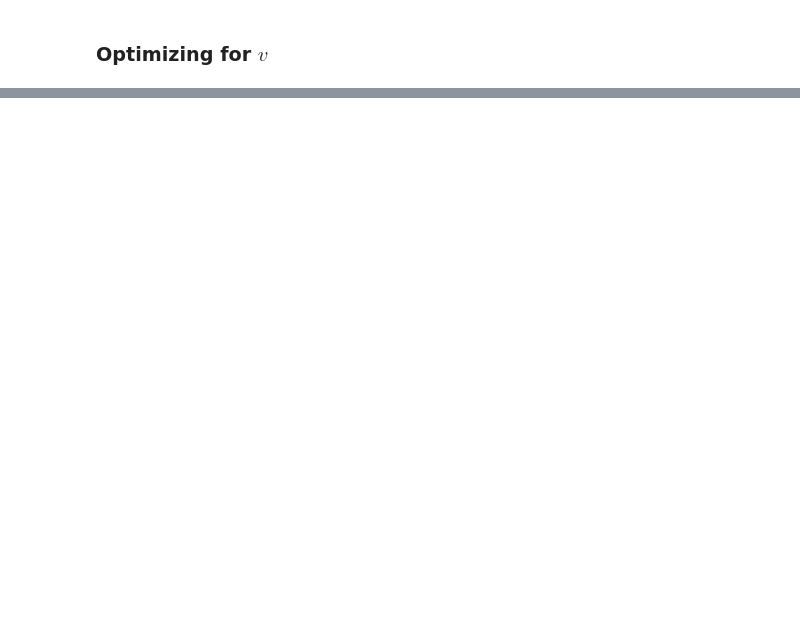
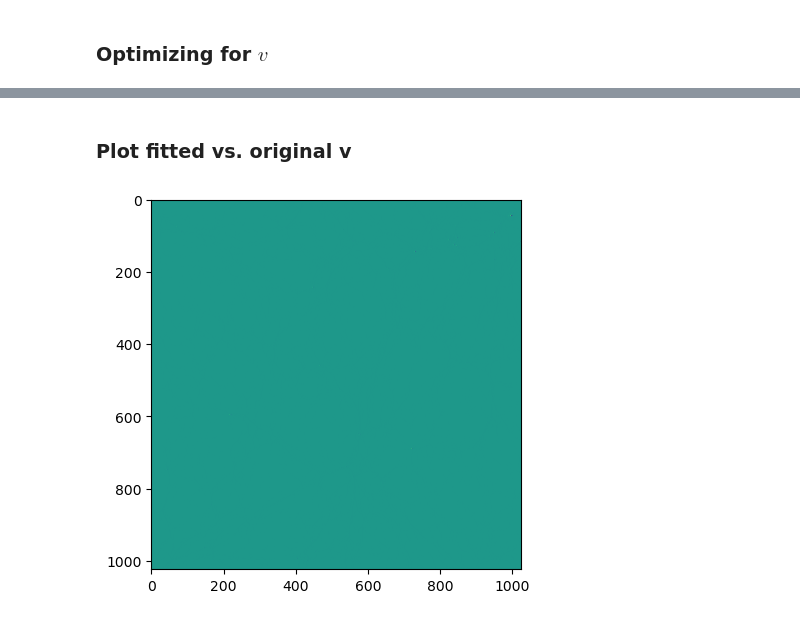
Before and after one commit to Jupiter1994/lya-tf, a Jupyter notebook: lya_fields/DM_to_bary_fitting.ipynb, the cells around one changed output, grey strips where cells are left out. Cells and saved outputs as stored; diff of their text form; code cells hidden in the pictures; blank space fills up the shorter version.

Commit message:
tried symlog in fitting nb

```diff
--- a/lya_fields/DM_to_bary_fitting.ipynb
+++ b/lya_fields/DM_to_bary_fitting.ipynb
@@ -86,6 +86,12 @@ temp_test = temperature[test_inds]
 vel_test = baryon_vel[test_inds]
 
 rho_train = tf.cast(rho_train, 'float64')
+# %%
+rho_grad = np.roll(rho_train, -1, axis=-1) - \
+        np.roll(rho_train, 1, axis=-1)
+
+rho_grad = tf.cast(rho_grad, 'float64')
+rho_grad_blurred = tf.squeeze(gaussian_blur(rho_grad, 20, 10))
 # %%
 def bary_model(rho, x0, sigma, gamma):
     '''
@@ -314,0 +334,39 @@ result
+# %% [markdown]
+### Plot fitted vs. original v
+# %%
+import matplotlib as mpl
+import io
+
+symlog_arr = np.empty_like(rho_grad)
+
+def imshow_symlog(my_matrix, vmin, vmax, cmap, logthresh=5):
+    fig = plt.figure(figsize=(6,6))
+
+    plt.imshow( my_matrix, cmap=cmap,
+                vmin=float(vmin), vmax=float(vmax),
+                norm=mpl.colors.SymLogNorm(10**logthresh) )
+
+    maxlog=int(np.ceil( np.log10(vmax) ))
+    minlog=int(np.ceil( np.log10(-vmin) ))
+    print(maxlog)
+    print(minlog)
+
+    #generate logarithmic ticks
+    tick_locations=([-(10**x) for x in range(logthresh, minlog-1, -1)] # -16, -19, -1
+                     +[0.0]
+                     +[(10**x) for x in range(maxlog, logthresh+1, 1)] ) # -16, -19, -1
+    print(tick_locations)
+
+    cbar = plt.colorbar(ticks=tick_locations)
+
+    io_buf = io.BytesIO()
+    fig.savefig(io_buf, format='raw', DPI=1000)
+    io_buf.seek(0)
+    symlog_arr = np.reshape(np.frombuffer(io_buf.getvalue(), dtype=np.uint8),
+                         newshape=(int(fig.bbox.bounds[3]), int(fig.bbox.bounds[2]), -1))
+    io_buf.close()
+# %%
+plt.imshow(symlog_arr)
+plt.show()
+# %% [output]
+[figure, added]
```
Also changed, not shown: parts of 14 cells of this notebook.
